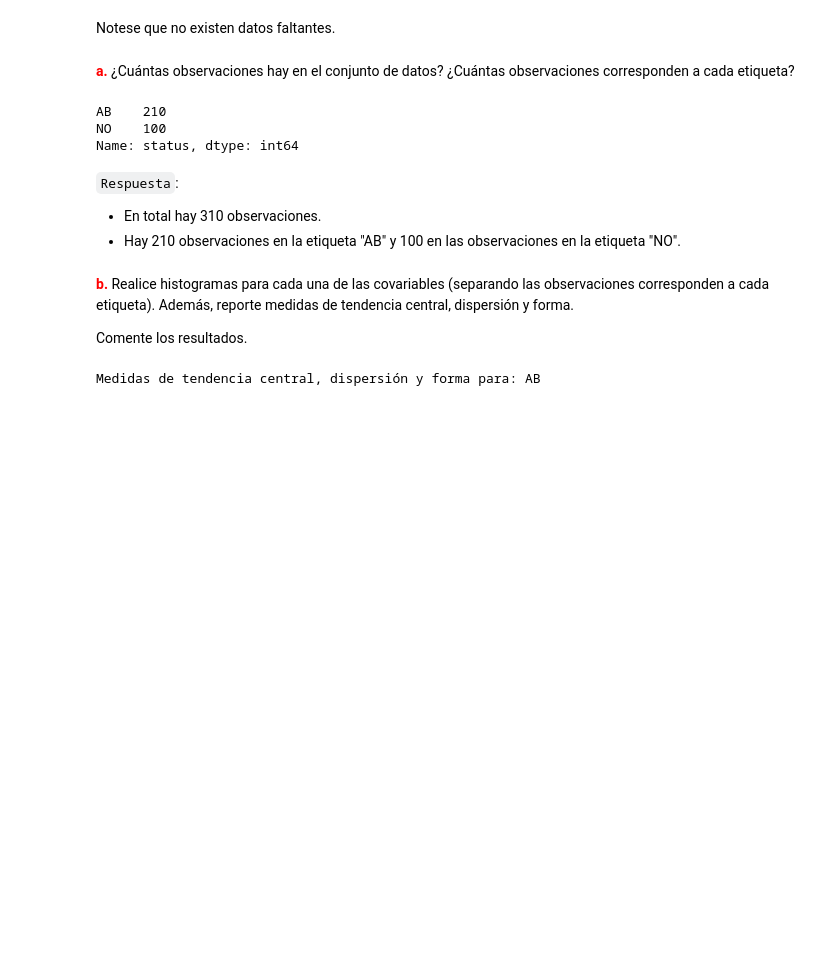
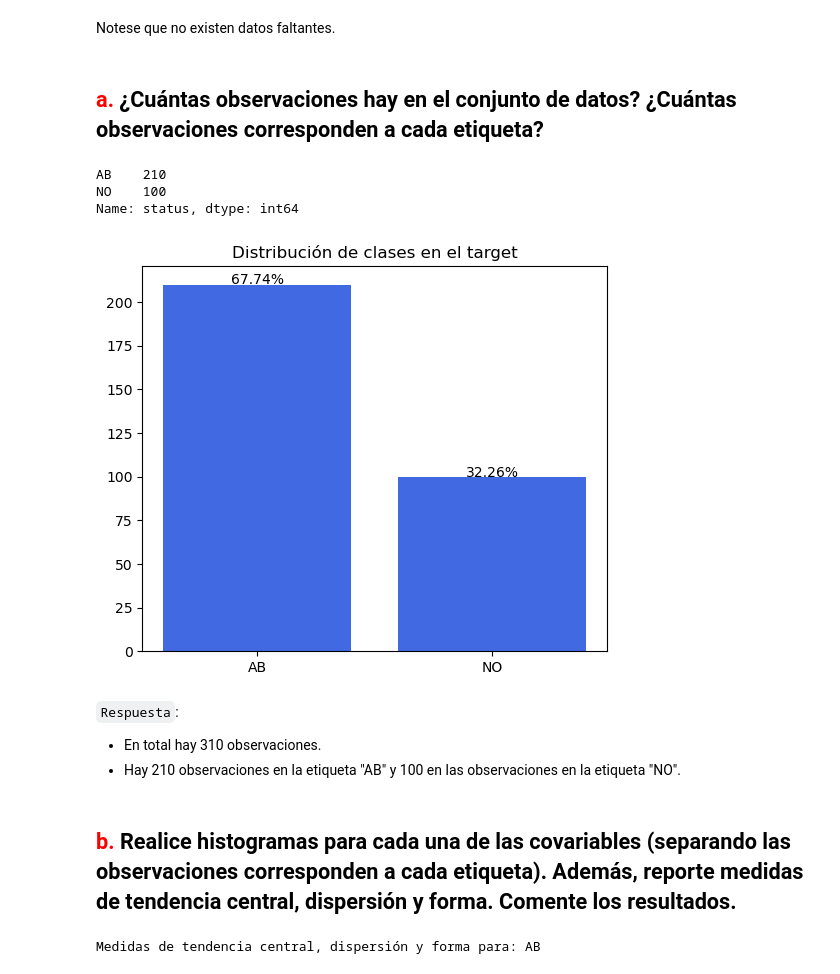
Before and after one commit to Diego-Astaburuaga/Tarea-1-MAT281, a Jupyter notebook: Tarea 1.ipynb, the cells around one changed output. Saved outputs shown, nothing was run; the diff lists cells and outputs as text; code cells hidden in the pictures; blank space fills up the shorter version.

```diff
--- a/Tarea 1.ipynb
+++ b/Tarea 1.ipynb
@@ -58,20 +60,30 @@ memory usage: 17.1+ KB
 # %% [markdown]
 Notese que no existen datos faltantes.
 # %% [markdown]
-**<span style="color:red">a.</span>** ¿Cuántas observaciones hay en el conjunto de datos? ¿Cuántas observaciones corresponden a cada etiqueta?
+## **<span style="color:red">a.</span>** ¿Cuántas observaciones hay en el conjunto de datos? ¿Cuántas observaciones corresponden a cada etiqueta?
 # %%
 df["status"].value_counts()
 # %% [output]
 AB    210
 NO    100
 Name: status, dtype: int64
+# %%
+plt.figure(figsize = (6,5))
+plt.bar(np.unique(df['status']),
+        np.unique(df['status'], return_counts=True)[1],
+        color = 'royalblue')
+plt.title('Distribución de clases en el target')
+# plt.xticks(rotation=90)
+
+for i, v in enumerate(np.unique(df['status'], return_counts=True)[1]):
+    plt.text(i, v+0.1, f'{v/len(df["status"]):.2%}', color='black', ha='center')
+# %% [output]
+[figure, added]
 # %% [markdown]
 `Respuesta`:
 - En total hay 310 observaciones.
 - Hay 210 observaciones en la etiqueta "AB" y 100 en las observaciones en la etiqueta "NO".
 # %% [markdown]
-**<span style="color:red">b.</span>** Realice histogramas para cada una de las covariables (separando las observaciones corresponden a cada etiqueta). Además, reporte medidas de tendencia central, dispersión y forma.
-
-Comente los resultados.
+## **<span style="color:red">b.</span>** Realice histogramas para cada una de las covariables (separando las observaciones corresponden a cada etiqueta). Además, reporte medidas de tendencia central, dispersión y forma. Comente los resultados.
 # %%
 for status in pd.unique(df['status']):
```
Also changed, not shown: parts of 31 cells of this notebook, 3 other files.
